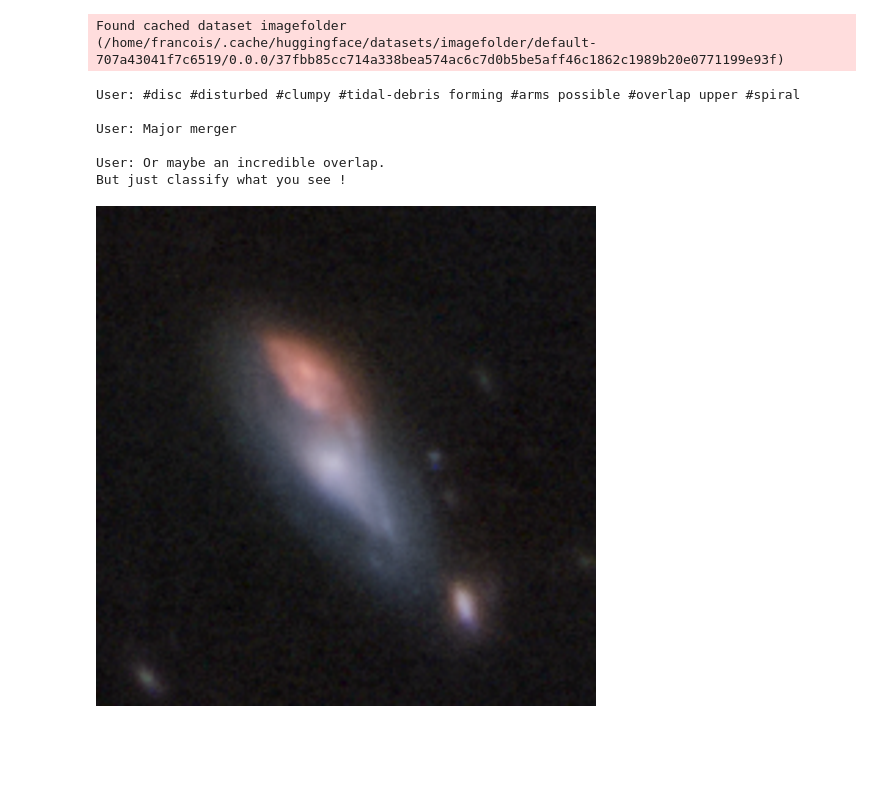
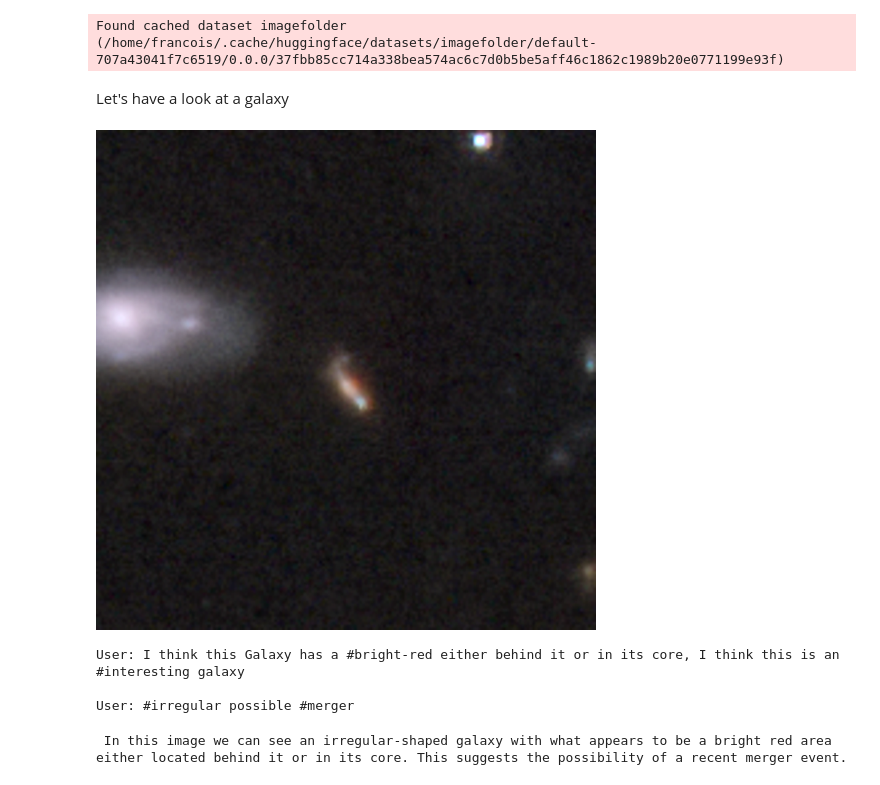
Before and after one commit to astroinfo-hacks/2023-galaxy-zoo-llm, a Jupyter notebook: notebooks/load_dataset.ipynb, the cells around one changed output. Cells and saved outputs as stored; diff of their text form; code cells hidden in the pictures; blank space fills up the shorter version.

```diff
--- a/notebooks/load_dataset.ipynb
+++ b/notebooks/load_dataset.ipynb
@@ -5,16 +7,34 @@ from datasets import load_dataset
 dataset = load_dataset("imagefolder", data_dir="../scripts/talks_dset/")
 # %% [output]
 Found cached dataset imagefolder (/home/francois/.cache/huggingface/datasets/imagefolder/default-707a43041f7c6519/0.0.0/37fbb85cc714a338bea574ac6c7d0b5be5aff46c1862c1989b20e0771199e93f)
+# %% [markdown]
+Let's have a look at a galaxy
+# %%
+dataset['train'][2]['image']
+# %% [output]
+[figure, added]
 # %%
-print(dataset['train'][1]['conversation'])
+# Original conversation
+print(dataset['train'][2]['conversation'])
 # %% [output]
-User: #disc #disturbed #clumpy #tidal-debris forming #arms possible #overlap upper #spiral
+User: I think this Galaxy has a #bright-red either behind it or in its core, I think this is an #interesting galaxy
 
-User: Major merger
-
-User: Or maybe an incredible overlap.
-But just classify what you see !
+User: #irregular possible #merger
-# %%
-dataset['train'][1]['image']
-# %% [output]
-[figure, removed]
+# %%
+# Generate a summary of the conversation in the form of an answer
+summary = openai.Completion.create(
+  model="text-davinci-003",
+  prompt="""Given the following conversation between galaxy zoo users that comment on an astronomical image, answer the following question about this image making sure to include as much information as possible.
+
+Conversation:
+---
+%s
+---
+
+Question: What do we see in this image?
+Answer:"""%dataset['train'][2]['conversation'],
+  max_tokens=256
+).choices[0].text
+print(summary)
+# %% [output]
+ In this image we can see an irregular-shaped galaxy with what appears to be a bright red area either located behind it or in its core. This suggests the possibility of a recent merger event.
```
Also changed, not shown: parts of 2 cells of this notebook.
